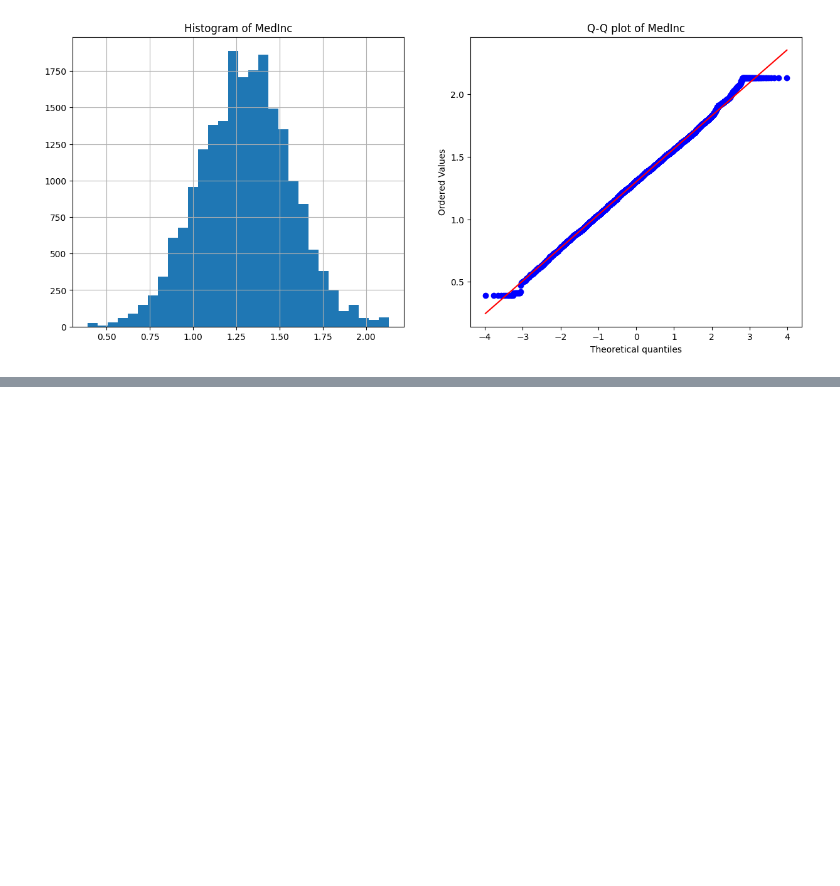
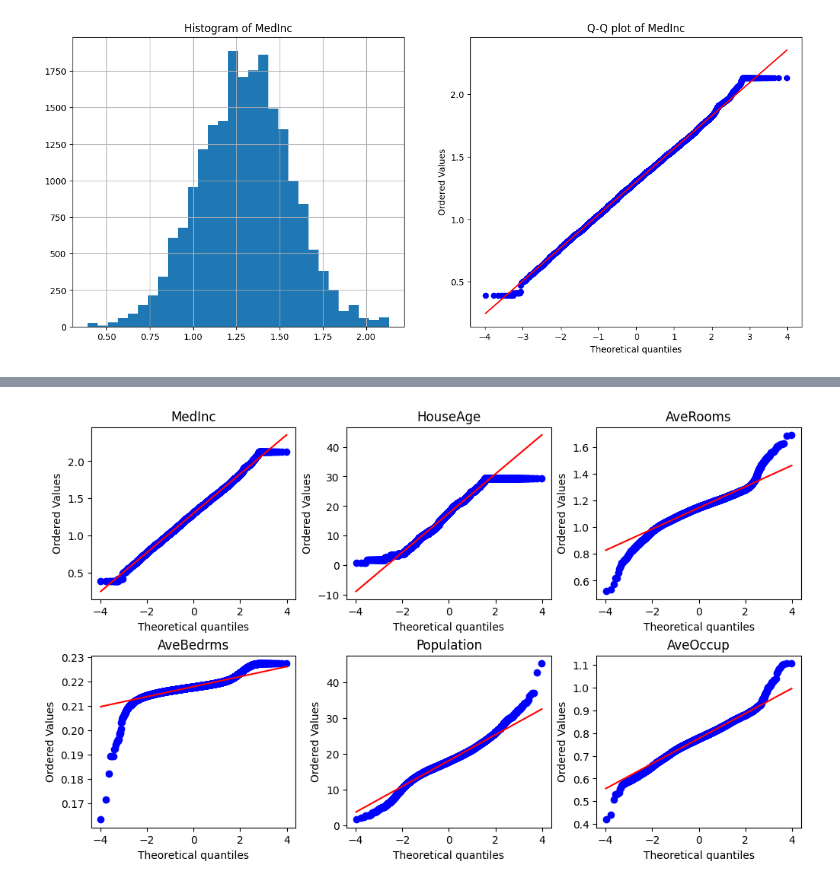
Before and after one commit to CalesSla/Statsmodels_recap, a Jupyter notebook: 09_Yeo_Johnson_transformation.ipynb, the cells around one changed output, grey strips where cells are left out. Saved outputs shown, nothing was run; the diff lists cells and outputs as text; code cells hidden in the pictures; blank space fills up the shorter version.

```diff
--- a/09_Yeo_Johnson_transformation.ipynb
+++ b/09_Yeo_Johnson_transformation.ipynb
@@ -47,0 +96,3 @@ diagnostic_plots(X_tf, "MedInc")
+# %%
+X_tf = transformer.transform(X)
+X_tf
@@ -47,0 +113,4 @@ diagnostic_plots(X_tf, "MedInc")
+# %%
+make_qqplot(X_tf)
+# %% [output]
+[figure, added]
```
Also changed, not shown: parts of 6 cells of this notebook, 1 other file.
